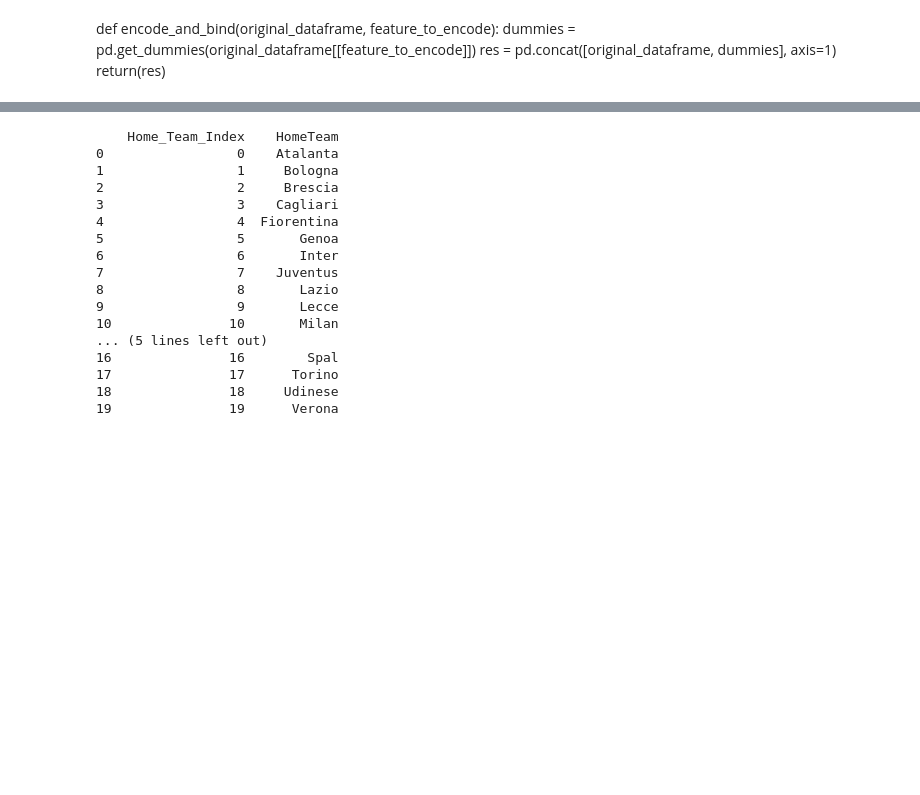
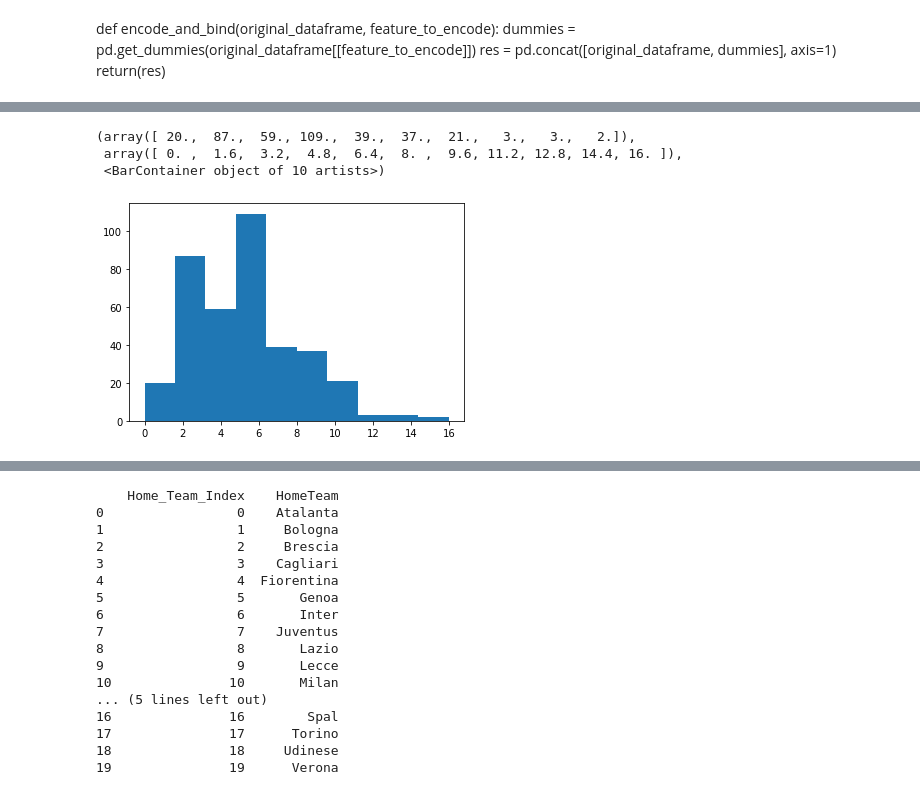
Before and after one commit to kingazaan/serie_a_analysis, a Jupyter notebook: analysis_last_season_only.ipynb, the cells around one changed output, grey strips where cells are left out. Cells and saved outputs as stored; diff of their text form; code cells hidden in the pictures; blank space fills up the shorter version.

```diff
--- a/analysis_last_season_only.ipynb
+++ b/analysis_last_season_only.ipynb
@@ -58,0 +59,7 @@ df.head()
+# %%
+plt.hist(df.AST)
+# %% [output]
+(array([ 20.,  87.,  59., 109.,  39.,  37.,  21.,   3.,   3.,   2.]),
+ array([ 0. ,  1.6,  3.2,  4.8,  6.4,  8. ,  9.6, 11.2, 12.8, 14.4, 16. ]),
+ <BarContainer object of 10 artists>)
+[figure, added]
```
Also changed, not shown: parts of 21 cells of this notebook, 3 other files.
